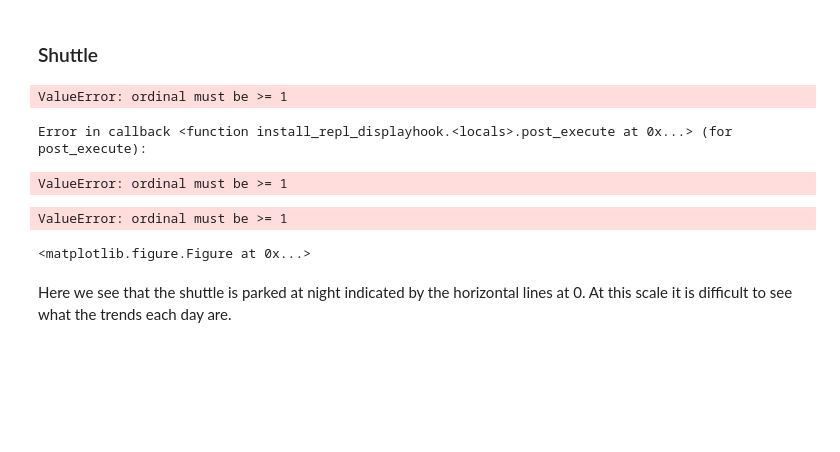
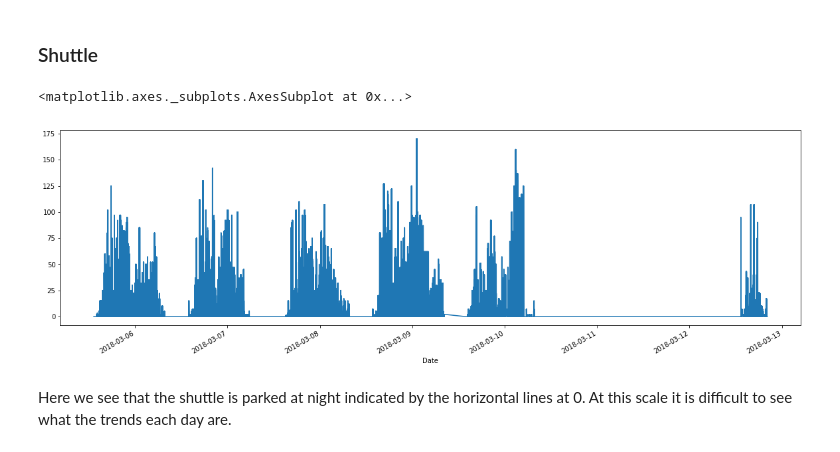
Before and after one commit to kelvinluime/Pr_059, a Jupyter notebook: FinalProject.ipynb, the cells around one changed output. Saved outputs shown, nothing was run; the diff lists cells and outputs as text; code cells hidden in the pictures; blank space fills up the shorter version.

Commit message:
Changed the df_shuttle plot

```diff
--- a/FinalProject.ipynb
+++ b/FinalProject.ipynb
@@ -1431,18 +1438,11 @@ plt.grid(color='gray', linestyle='-', linewidth=0.25)
 There is no obvious trends between Geisel's signals and temperature.
 # %% [markdown]
 ### Shuttle
-# %%
-df_shuttle.plot(linewidth=.5)
-plt.title("Shuttle Population Winter 2018")
-plt.ylabel('Passenger Count',fontsize=14)
-plt.xlabel('Date Winter 2018', fontsize=14)
-plt.grid(color='gray', linestyle='-', linewidth=0.25)
-# %% [output]
-ValueError: ordinal must be >= 1
-Error in callback <function install_repl_displayhook.<locals>.post_execute at 0x...> (for post_execute):
-ValueError: ordinal must be >= 1
-ValueError: ordinal must be >= 1
-<matplotlib.figure.Figure at 0x...>
+# %%
+df_shuttle["APCPercentage"].plot()
+# %% [output]
+<matplotlib.axes._subplots.AxesSubplot at 0x...>
+[figure, added]
 # %% [markdown]
 Here we see that the shuttle is parked at night indicated by the horizontal lines at 0. At this scale it is difficult to see what the trends each day are.
 # %%
```
Also changed, not shown: parts of 19 cells of this notebook.
